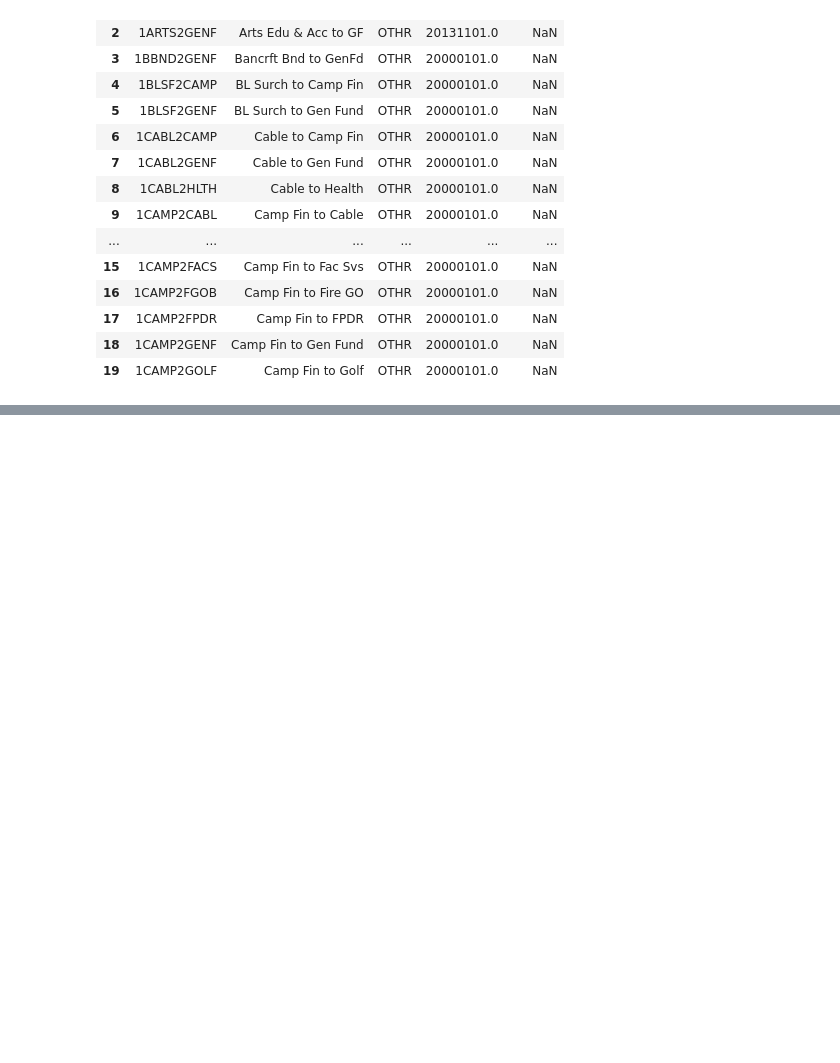
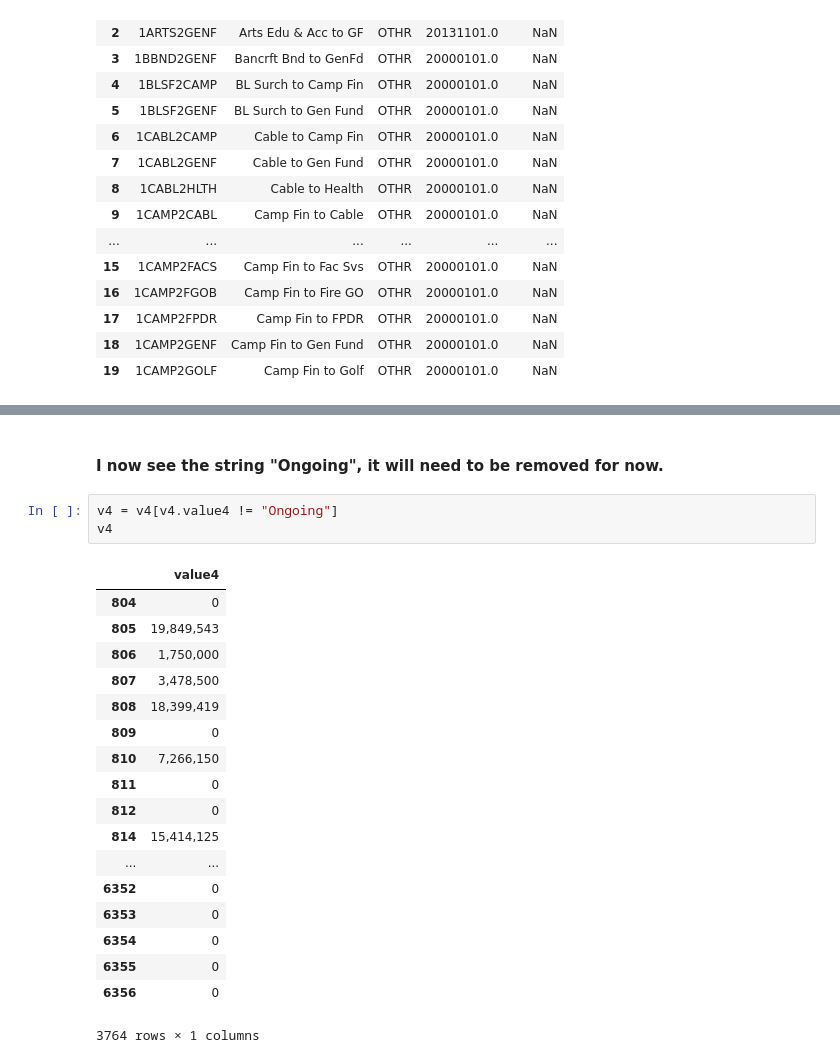
Before and after one commit to jasonleonhard/pdx_budget_data_science_contribution, a Jupyter notebook: notebooks/pandas_dataframe_selection_funded_program_attributes.ipynb, the cells around one changed output, grey strips where cells are left out. Cells and saved outputs as stored; diff of their text form; blank space fills up the shorter version.

```diff
--- a/notebooks/pandas_dataframe_selection_funded_program_attributes.ipynb
+++ b/notebooks/pandas_dataframe_selection_funded_program_attributes.ipynb
@@ -81,0 +120,24 @@ df1.head(20)
+# %% [markdown]
+#### I now see the string "Ongoing", it will need to be removed for now.
+# %%
+v4 = v4[v4.value4 != "Ongoing"]
+v4
+# %% [output]
+|  | value4 |
+| 804 | 0 |
+| 805 | 19,849,543 |
+| 806 | 1,750,000 |
+| 807 | 3,478,500 |
+| 808 | 18,399,419 |
+| 809 | 0 |
+| 810 | 7,266,150 |
+| 811 | 0 |
+| 812 | 0 |
+| 814 | 15,414,125 |
+| ... | ... |
+| 6352 | 0 |
+| 6353 | 0 |
+| 6354 | 0 |
+| 6355 | 0 |
+| 6356 | 0 |
+3764 rows × 1 columns
```
Also changed, not shown: parts of 6 cells of this notebook.
